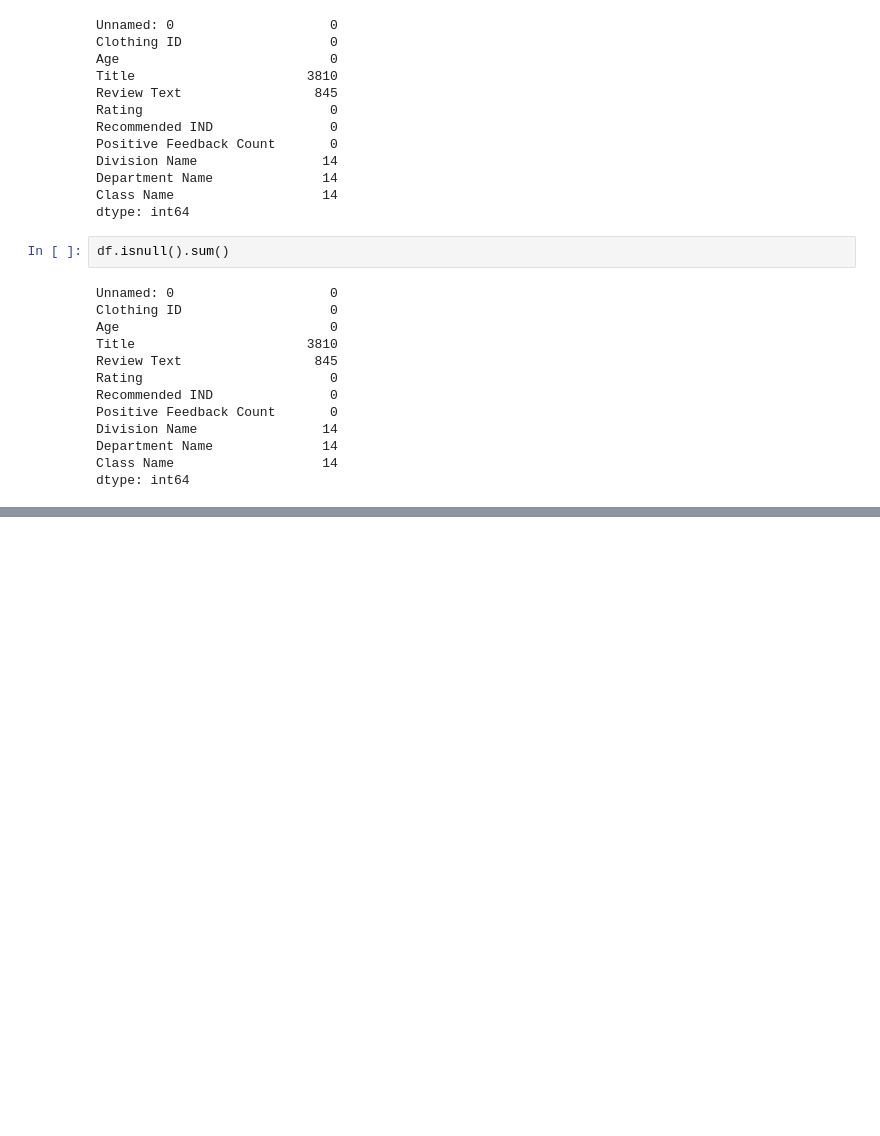
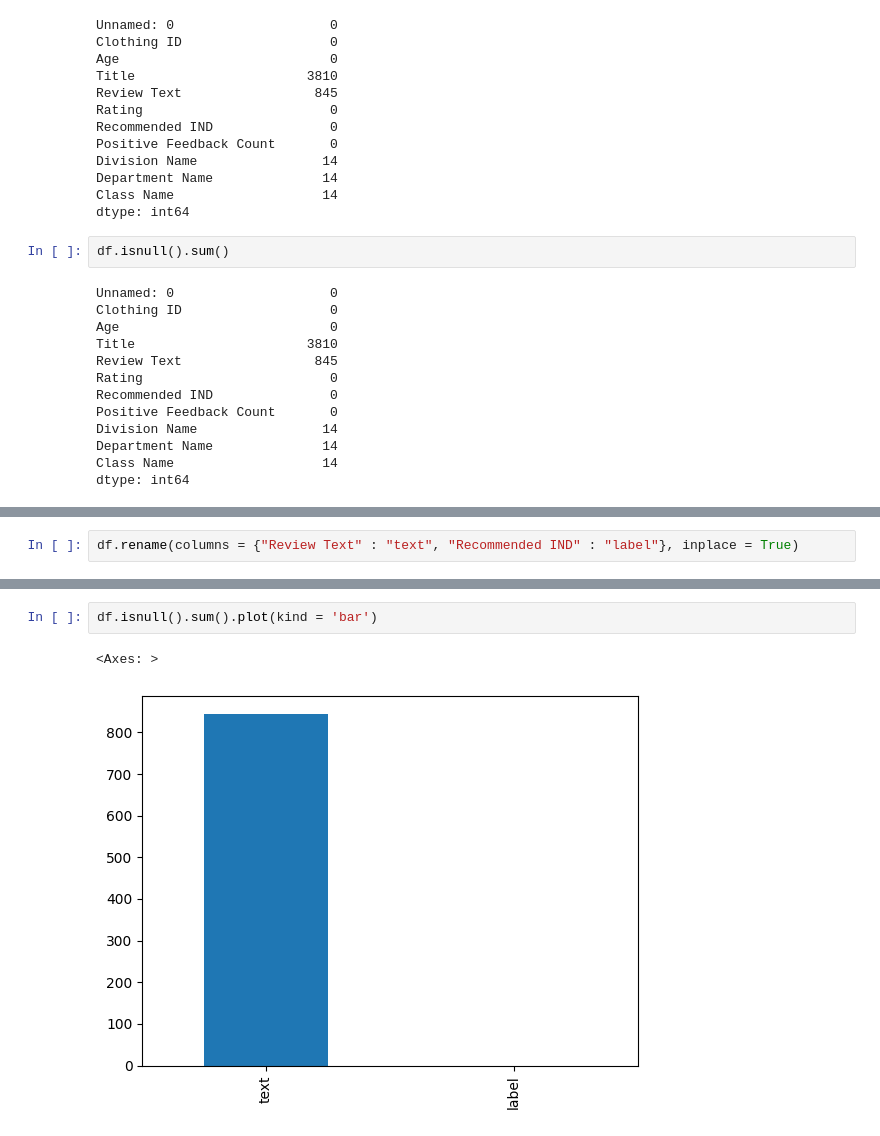
Before and after one commit to itzuditsharma/Sentiment-Analysis-Alexa, a Jupyter notebook: Clothing/main.ipynb, the cells around one changed output, grey strips where cells are left out. Saved outputs shown, nothing was run; the diff lists cells and outputs as text; blank space fills up the shorter version.

```diff
--- a/Clothing/main.ipynb
+++ b/Clothing/main.ipynb
@@ -240,0 +263,2 @@ dtype: int64
+# %%
+df.rename(columns = {"Review Text" : "text", "Recommended IND" : "label"}, inplace = True)
@@ -240,0 +326,5 @@ dtype: int64
+# %%
+df.isnull().sum().plot(kind = 'bar')
+# %% [output]
+<Axes: >
+[figure, added]
```
Also changed, not shown: parts of 12 cells of this notebook, 1 other file.
